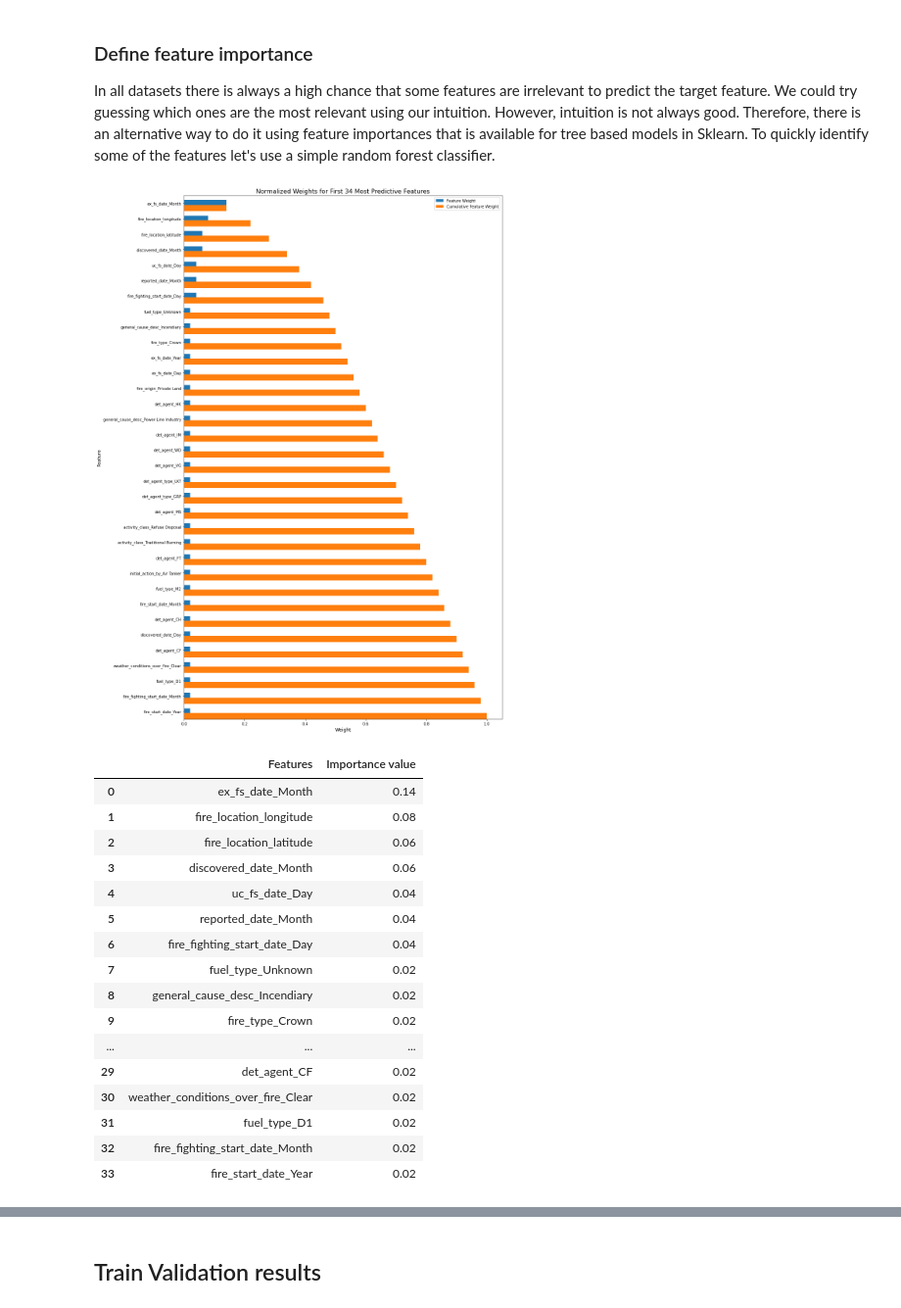
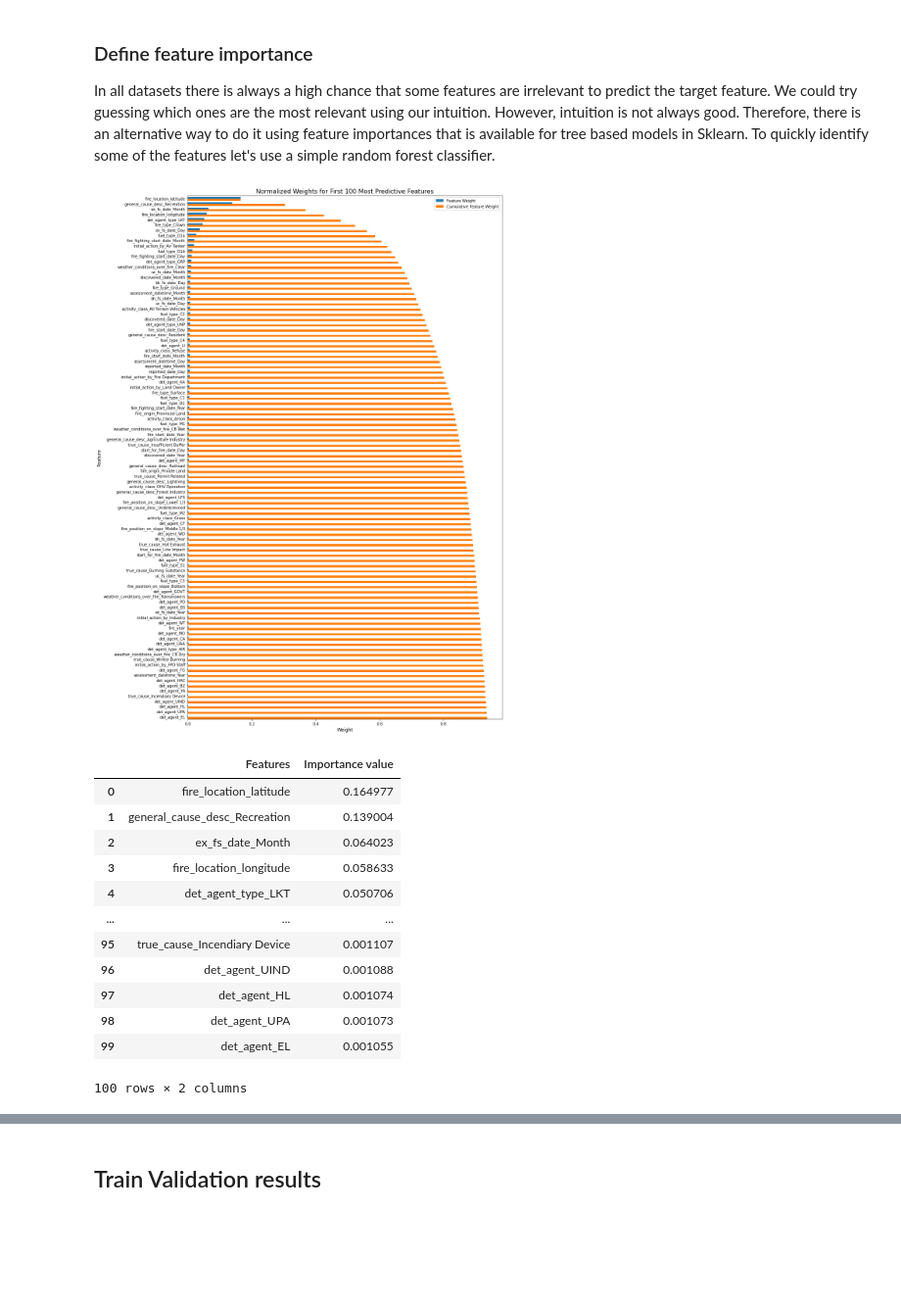
Before and after one commit to CheloGE/CARINO-wildfire_size_prediction, a Jupyter notebook: Wildfire_size_prediction.ipynb, the cells around one changed output, grey strips where cells are left out. Shown at 98% size. Cells and saved outputs as stored; diff of their text form; code cells hidden in the pictures; blank space fills up the shorter version.

```diff
--- a/Wildfire_size_prediction.ipynb
+++ b/Wildfire_size_prediction.ipynb
@@ -439,41 +441,50 @@ X_test_ohe = pd.get_dummies(X_test)
+# %%
+# Drop unknown features
+Unknown_columns =[column for column in list(X_test_ohe.columns) if 'Unknown' in column]
+X_test_ohe.drop(Unknown_columns, 1, inplace=True)
+X_train_ohe.drop(Unknown_columns, 1, inplace=True)
+# %%
+# Standardize categorical data
+standardize = StandardScaler()
+X_test_ohe[X_test_ohe.columns]=standardize.fit_transform(X_test_ohe)
+standardize = StandardScaler()
+X_train_ohe[X_train_ohe.columns]=standardize.fit_transform(X_train_ohe)
 # %% [markdown]
 ### Stratified cross validation
 
 We are going to use stratified cross validation to mitigate the imbalance of the dataset that we saw in the EDA section [class distribution](#Visualize-class-distribution)
 # %%
 train_X, validation_X, train_y, validation_y = train_test_split(X_train_ohe, y_train,
-                                                                test_size=0.25, random_state=2,
+                                                                test_size=0.3, random_state=2,
                                                                 stratify=y_train)
 # %% [markdown]
 ### Define feature importance
 
 In all datasets there is always a high chance that some features are irrelevant to predict the target feature. We could try guessing which ones are the most relevant using our intuition. However, intuition is not always good. Therefore, there is an alternative way to do it using feature importances that is available for tree based models in Sklearn. To quickly identify some of the features let's use a simple random forest classifier.
 # %%
-model = AdaBoostClassifier(random_state=42)
+#model = AdaBoostClassifier(random_state=42)
+model = GradientBoostingClassifier(random_state=42, learning_rate=0.5, n_estimators=50,
+                                   max_depth=3)
 model.fit(train_X.values, train_y.values.ravel())
 
 # Extract the feature importances using .feature_importances_
 importances = model.feature_importances_
 # %%
-relevant_df = feature_plot(importances, train_X, train_y, top_k=34)
+relevant_df = feature_plot(importances, train_X, train_y, top_k=100)
 relevant_df
 # %% [output]
-[figure, old version]
+[figure, new version]
 |  | Features | Importance value |
-| 0 | ex_fs_date_Month | 0.14 |
-| 1 | fire_location_longitude | 0.08 |
-| 2 | fire_location_latitude | 0.06 |
-| 3 | discovered_date_Month | 0.06 |
-| 4 | uc_fs_date_Day | 0.04 |
-| 5 | reported_date_Month | 0.04 |
-| 6 | fire_fighting_start_date_Day | 0.04 |
-| 7 | fuel_type_Unknown | 0.02 |
-| 8 | general_cause_desc_Incendiary | 0.02 |
-| 9 | fire_type_Crown | 0.02 |
+| 0 | fire_location_latitude | 0.164977 |
+| 1 | general_cause_desc_Recreation | 0.139004 |
+| 2 | ex_fs_date_Month | 0.064023 |
+| 3 | fire_location_longitude | 0.058633 |
+| 4 | det_agent_type_LKT | 0.050706 |
 | ... | ... | ... |
-| 29 | det_agent_CF | 0.02 |
-| 30 | weather_conditions_over_fire_Clear | 0.02 |
-| 31 | fuel_type_D1 | 0.02 |
-| 32 | fire_fighting_start_date_Month | 0.02 |
-| 33 | fire_start_date_Year | 0.02 |
+| 95 | true_cause_Incendiary Device | 0.001107 |
+| 96 | det_agent_UIND | 0.001088 |
+| 97 | det_agent_HL | 0.001074 |
+| 98 | det_agent_UPA | 0.001073 |
+| 99 | det_agent_EL | 0.001055 |
+100 rows × 2 columns
 # %% [markdown]
```
Also changed, not shown: parts of 39 cells of this notebook, 1 other file.
